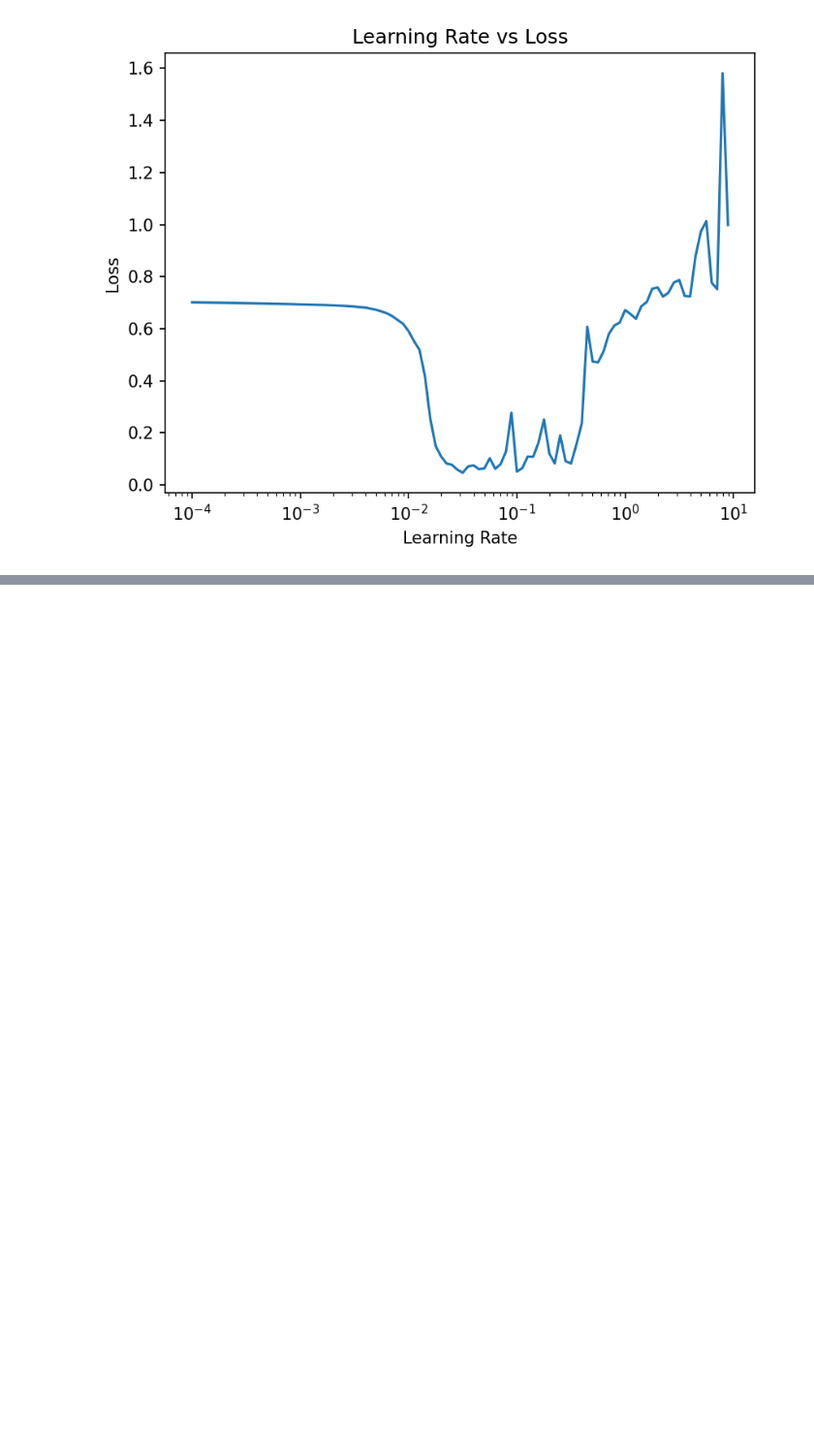
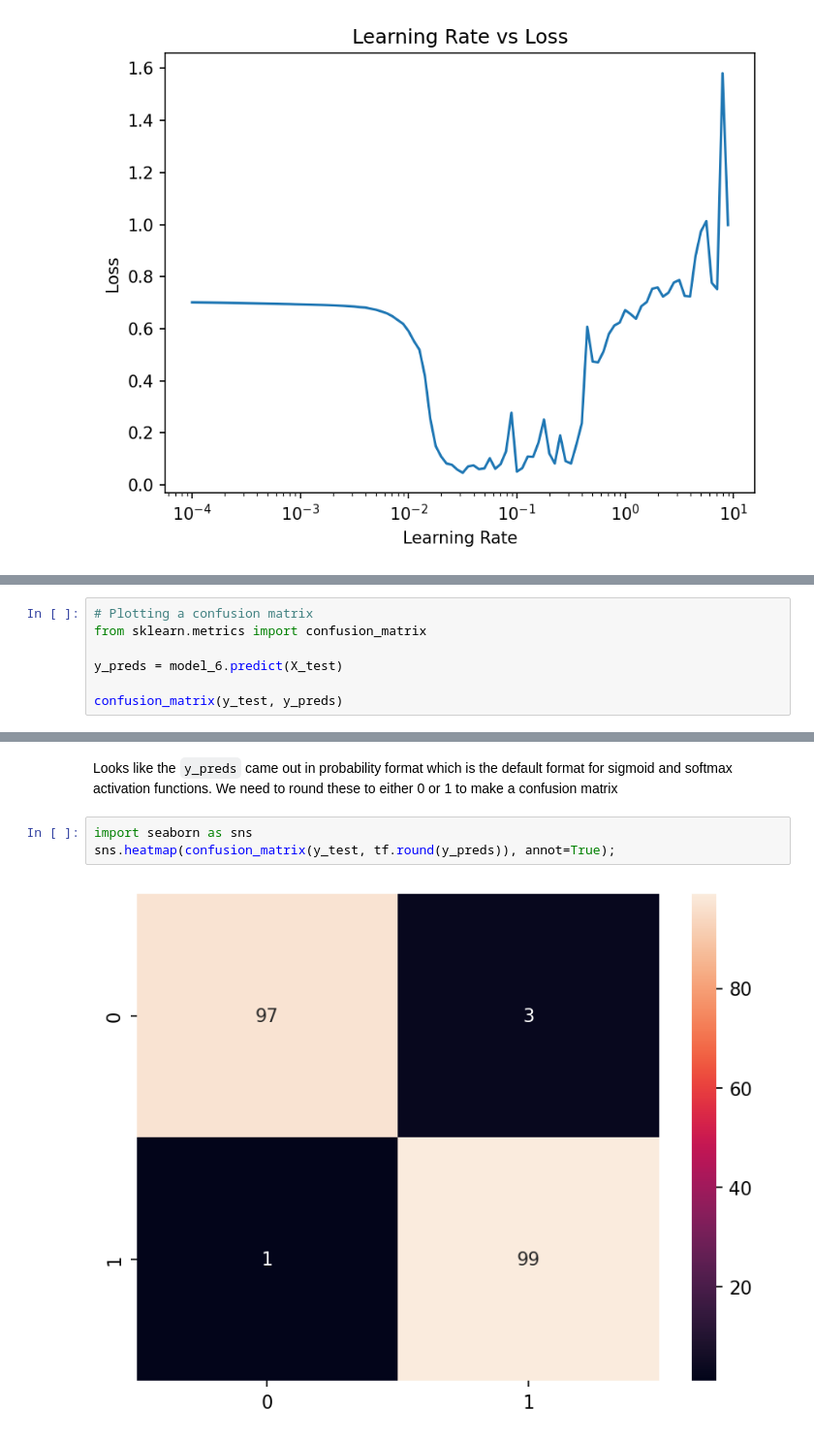
Before and after one commit to kshipra-jadav/ZTM-DeepLearning, a Jupyter notebook: Neural Network Classification/neural_network_classification_with_tf.ipynb, the cells around one changed output, grey strips where cells are left out. Shown at 97% size. Cells and saved outputs as stored; diff of their text form; blank space fills up the shorter version.

Commit message:
finish plotting confusion matrix. onto larger project now.

```diff
--- a/Neural Network Classification/neural_network_classification_with_tf.ipynb
+++ b/Neural Network Classification/neural_network_classification_with_tf.ipynb
@@ -413,0 +423,7 @@ plt.title("Learning Rate vs Loss");
+# %%
+# Plotting a confusion matrix
+from sklearn.metrics import confusion_matrix
+
+y_preds = model_6.predict(X_test)
+
+confusion_matrix(y_test, y_preds)
@@ -413,0 +453,7 @@ plt.title("Learning Rate vs Loss");
+# %% [markdown]
+Looks like the `y_preds` came out in probability format which is the default format for sigmoid and softmax activation functions. We need to round these to either 0 or 1 to make a confusion matrix
+# %%
+import seaborn as sns
+sns.heatmap(confusion_matrix(y_test, tf.round(y_preds)), annot=True);
+# %% [output]
+[figure, added]
```
Also changed, not shown: parts of 3 cells of this notebook.
